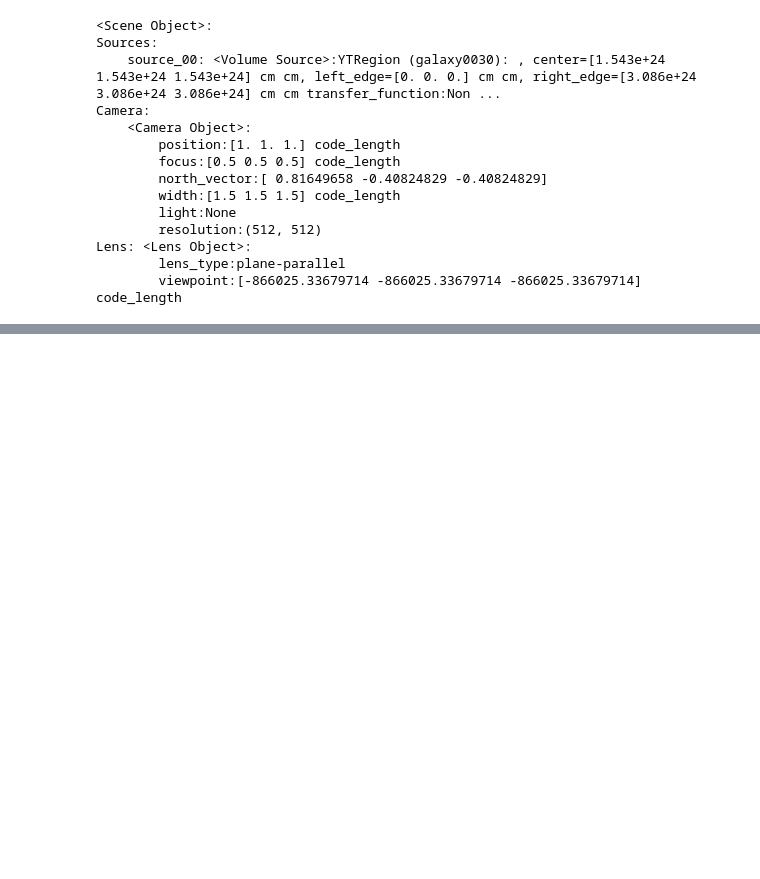
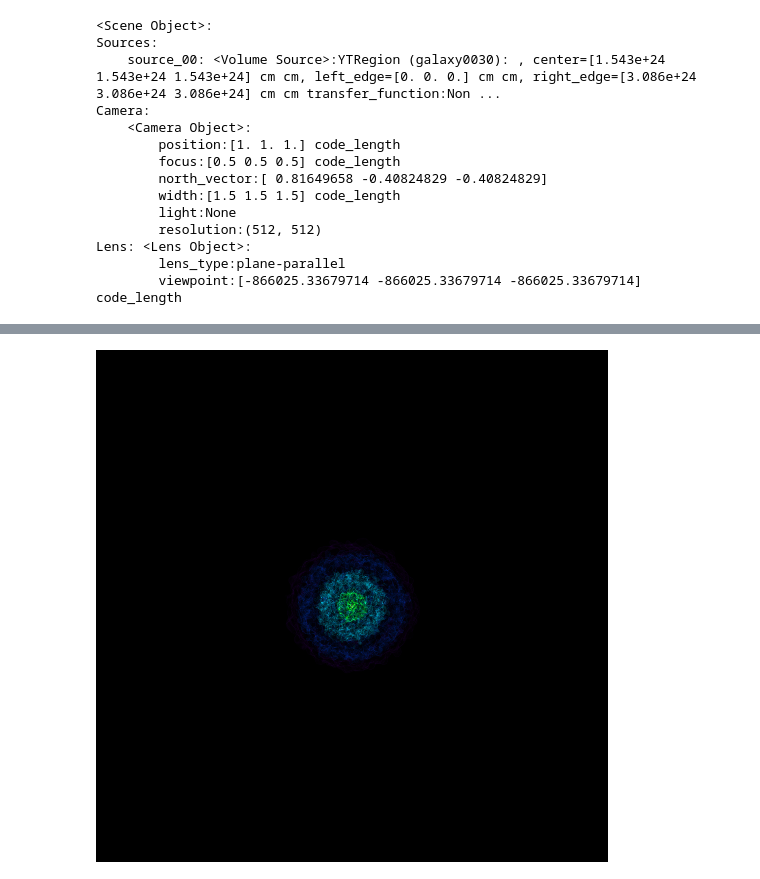
Before and after one commit to UIUC-iSchool-DataViz/is445_oauoag_fall2022, a Jupyter notebook: _site/week13/inClass_week13.ipynb, the cells around one changed output, grey strips where cells are left out. Saved outputs shown, nothing was run; the diff lists cells and outputs as text; code cells hidden in the pictures; blank space fills up the shorter version.

```diff
--- a/_site/week13/inClass_week13.ipynb
+++ b/_site/week13/inClass_week13.ipynb
@@ -199,0 +208,5 @@ Lens: <Lens Object>:
+# %%
+sc.camera_width = (300, 'kpc')
+sc.show()
+# %% [output]
+[figure, added]
```
Also changed, not shown: parts of 3 cells of this notebook.
